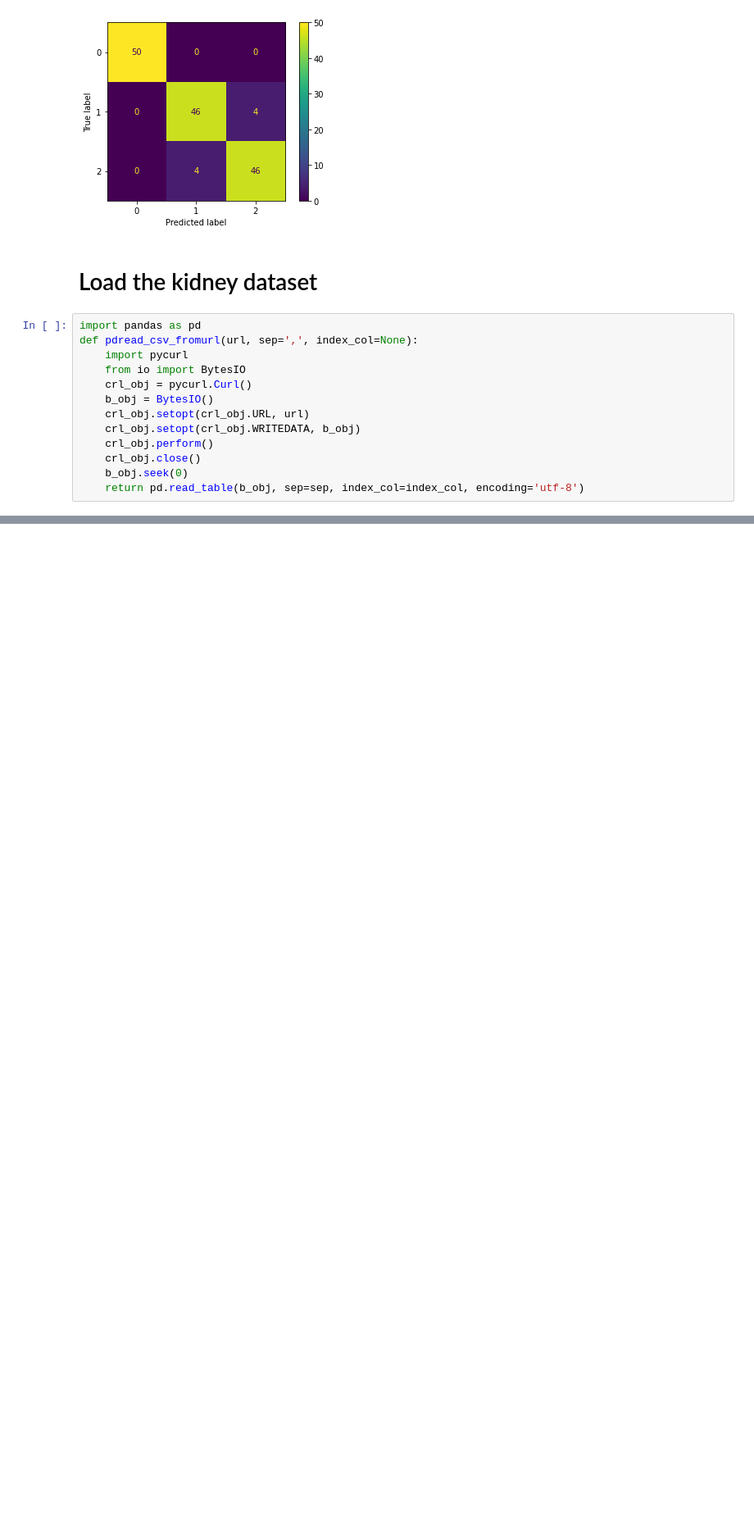
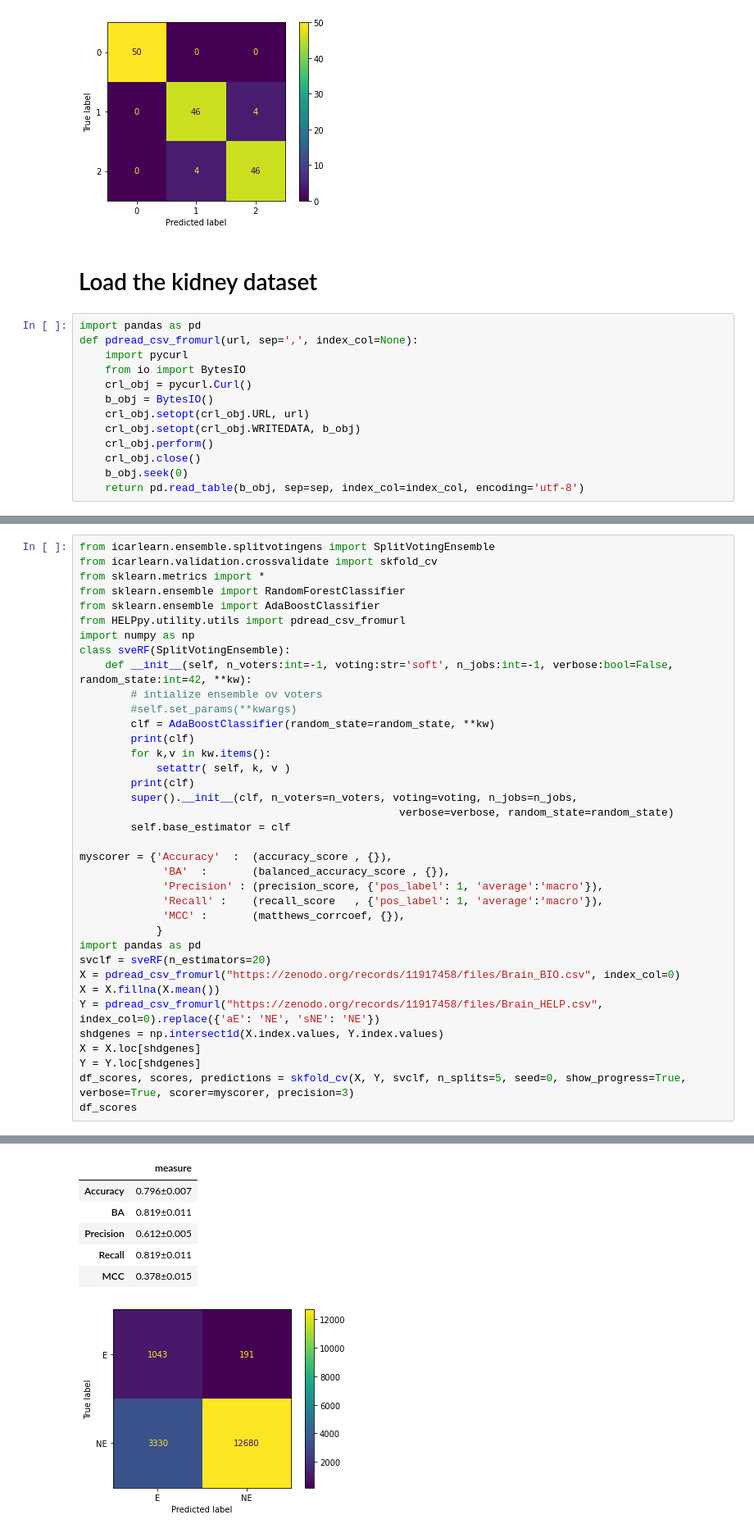
Before and after one commit to giordamaug/ICARlearn, a Jupyter notebook: examples/cv_iris.ipynb, the cells around one changed output, grey strips where cells are left out. Shown: that part at 82% size. Saved outputs shown, nothing was run; the diff lists cells and outputs as text; blank space fills up the shorter version.

```diff
--- a/examples/cv_iris.ipynb
+++ b/examples/cv_iris.ipynb
@@ -79,3 +78,41 @@ Classification with SplitVotingEnsemble...
 | Sensitivity | 0.8622±0.0126 |
 | MCC | 0.3924±0.0088 |
 [figure]
+# %%
+from icarlearn.ensemble.splitvotingens import SplitVotingEnsemble
+from icarlearn.validation.crossvalidate import skfold_cv
+from sklearn.metrics import *
+from sklearn.ensemble import RandomForestClassifier
+from sklearn.ensemble import AdaBoostClassifier
+from HELPpy.utility.utils import pdread_csv_fromurl
+import numpy as np
+class sveRF(SplitVotingEnsemble):
+    def __init__(self, n_voters:int=-1, voting:str='soft', n_jobs:int=-1, verbose:bool=False, random_state:int=42, **kw):
+        # intialize ensemble ov voters
+        #self.set_params(**kwargs)
+        clf = AdaBoostClassifier(random_state=random_state, **kw)
+        print(clf)
+        for k,v in kw.items():
+            setattr( self, k, v )
+        print(clf)
+        super().__init__(clf, n_voters=n_voters, voting=voting, n_jobs=n_jobs,
+                                                  verbose=verbose, random_state=random_state)
+        self.base_estimator = clf
+
+myscorer = {'Accuracy'  :  (accuracy_score , {}),
+             'BA'  :       (balanced_accuracy_score , {}),
+             'Precision' : (precision_score, {'pos_label': 1, 'average':'macro'}),
+             'Recall' :    (recall_score   , {'pos_label': 1, 'average':'macro'}),
+             'MCC' :       (matthews_corrcoef, {}),
+            }
+import pandas as pd
+svclf = sveRF(n_estimators=20)
+X = pdread_csv_fromurl("https://zenodo.org/records/11917458/files/Brain_BIO.csv", index_col=0)
+X = X.fillna(X.mean())
+Y = pdread_csv_fromurl("https://zenodo.org/records/11917458/files/Brain_HELP.csv", index_col=0).replace({'aE': 'NE', 'sNE': 'NE'})
+shdgenes = np.intersect1d(X.index.values, Y.index.values)
+X = X.loc[shdgenes]
+Y = Y.loc[shdgenes]
+df_scores, scores, predictions = skfold_cv(X, Y, svclf, n_splits=5, seed=0, show_progress=True, verbose=True, scorer=myscorer, precision=3)
+df_scores
+# %% [output]
@@ -81,0 +132,7 @@ Classification with SplitVotingEnsemble...
+|  | measure |
+| Accuracy | 0.796±0.007 |
+| BA | 0.819±0.011 |
+| Precision | 0.612±0.005 |
+| Recall | 0.819±0.011 |
+| MCC | 0.378±0.015 |
+[figure, added]
```
Also changed, not shown: parts of 2 cells of this notebook, 1 other file.
